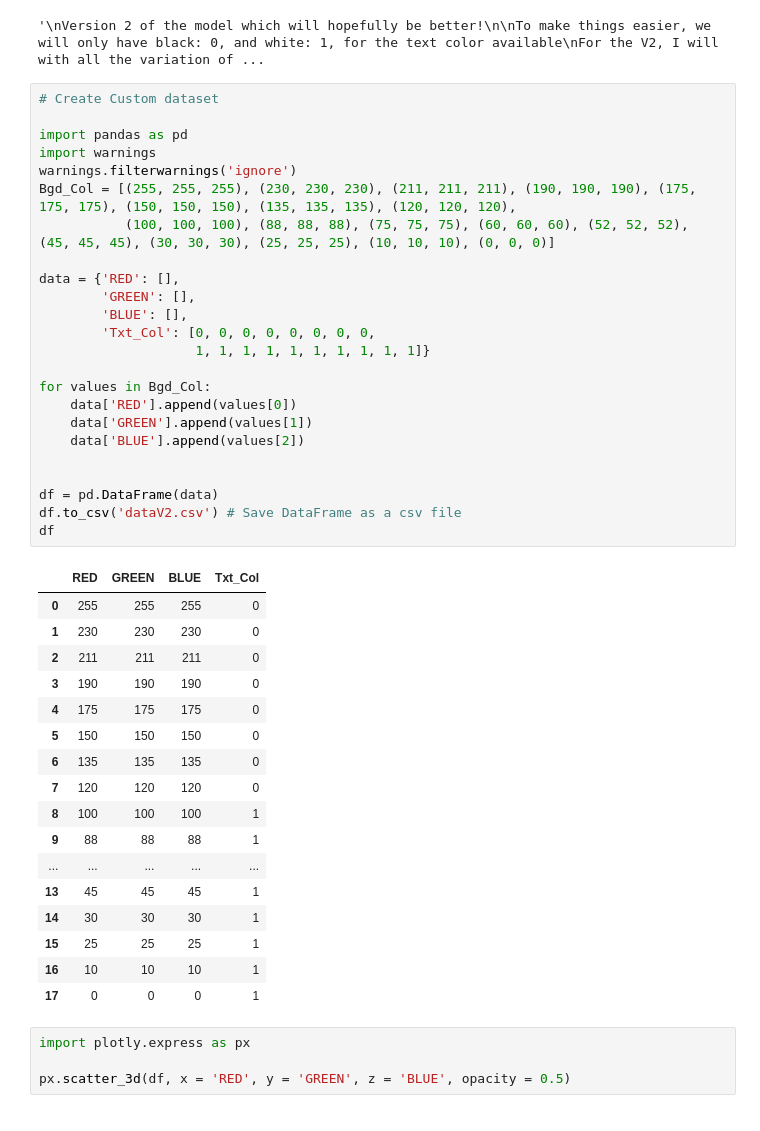
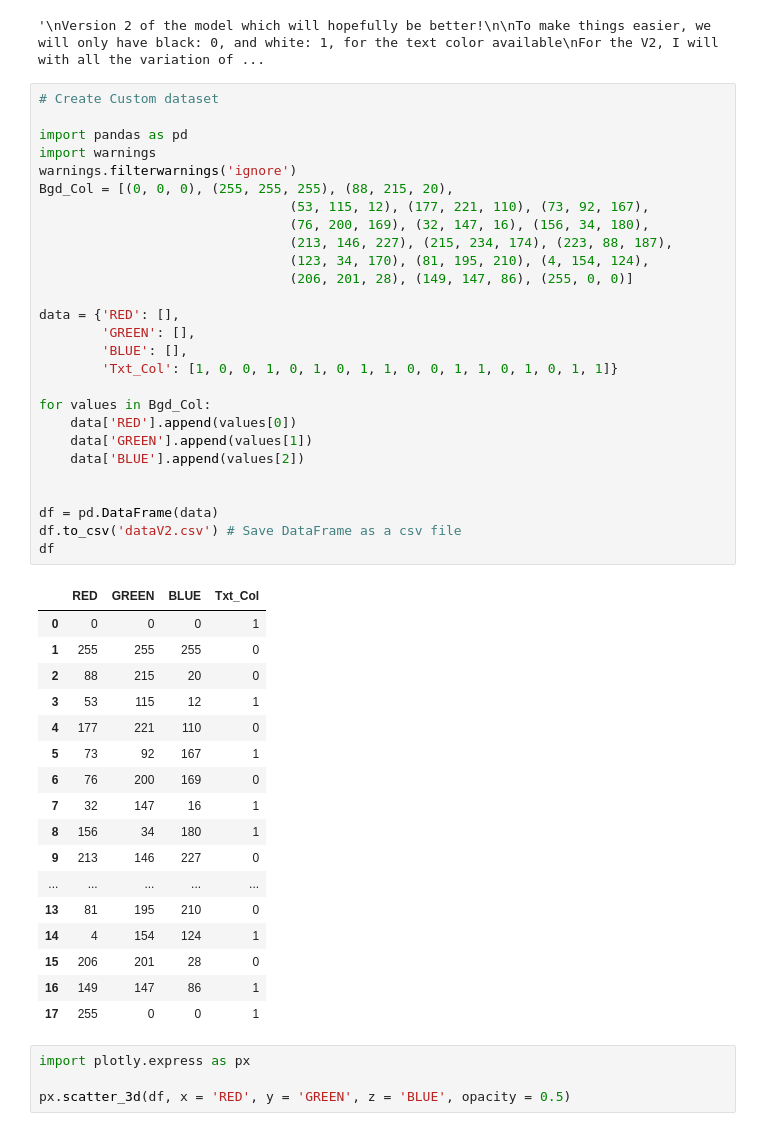
Before and after one commit to yassine128/Text-Color-Adapter, a Jupyter notebook: color-modelv2.ipynb, the cells around one changed output. Cells and saved outputs as stored; diff of their text form.

```diff
--- a/color-modelv2.ipynb
+++ b/color-modelv2.ipynb
@@ -22,45 +22,48 @@ White           |  (0, 0, 0)
 # %%
 # Create Custom dataset
 
 import pandas as pd
 import warnings
 warnings.filterwarnings('ignore')
-Bgd_Col = [(255, 255, 255), (230, 230, 230), (211, 211, 211), (190, 190, 190), (175, 175, 175), (150, 150, 150), (135, 135, 135), (120, 120, 120),
-           (100, 100, 100), (88, 88, 88), (75, 75, 75), (60, 60, 60), (52, 52, 52), (45, 45, 45), (30, 30, 30), (25, 25, 25), (10, 10, 10), (0, 0, 0)]
+Bgd_Col = [(0, 0, 0), (255, 255, 255), (88, 215, 20),
+                                (53, 115, 12), (177, 221, 110), (73, 92, 167),
+                                (76, 200, 169), (32, 147, 16), (156, 34, 180),
+                                (213, 146, 227), (215, 234, 174), (223, 88, 187),
+                                (123, 34, 170), (81, 195, 210), (4, 154, 124),
+                                (206, 201, 28), (149, 147, 86), (255, 0, 0)]
 
 data = {'RED': [],
         'GREEN': [],
         'BLUE': [],
-        'Txt_Col': [0, 0, 0, 0, 0, 0, 0, 0,
-                    1, 1, 1, 1, 1, 1, 1, 1, 1, 1]}
+        'Txt_Col': [1, 0, 0, 1, 0, 1, 0, 1, 1, 0, 0, 1, 1, 0, 1, 0, 1, 1]}
 
 for values in Bgd_Col:
     data['RED'].append(values[0])
     data['GREEN'].append(values[1])
     data['BLUE'].append(values[2])
 
 
 df = pd.DataFrame(data)
 df.to_csv('dataV2.csv') # Save DataFrame as a csv file
 df
 # %% [output]
 |  | RED | GREEN | BLUE | Txt_Col |
-| 0 | 255 | 255 | 255 | 0 |
-| 1 | 230 | 230 | 230 | 0 |
-| 2 | 211 | 211 | 211 | 0 |
-| 3 | 190 | 190 | 190 | 0 |
-| 4 | 175 | 175 | 175 | 0 |
-| 5 | 150 | 150 | 150 | 0 |
-| 6 | 135 | 135 | 135 | 0 |
-| 7 | 120 | 120 | 120 | 0 |
-| 8 | 100 | 100 | 100 | 1 |
-| 9 | 88 | 88 | 88 | 1 |
+| 0 | 0 | 0 | 0 | 1 |
+| 1 | 255 | 255 | 255 | 0 |
+| 2 | 88 | 215 | 20 | 0 |
+| 3 | 53 | 115 | 12 | 1 |
+| 4 | 177 | 221 | 110 | 0 |
+| 5 | 73 | 92 | 167 | 1 |
+| 6 | 76 | 200 | 169 | 0 |
+| 7 | 32 | 147 | 16 | 1 |
+| 8 | 156 | 34 | 180 | 1 |
+| 9 | 213 | 146 | 227 | 0 |
 | ... | ... | ... | ... | ... |
-| 13 | 45 | 45 | 45 | 1 |
-| 14 | 30 | 30 | 30 | 1 |
-| 15 | 25 | 25 | 25 | 1 |
-| 16 | 10 | 10 | 10 | 1 |
-| 17 | 0 | 0 | 0 | 1 |
+| 13 | 81 | 195 | 210 | 0 |
+| 14 | 4 | 154 | 124 | 1 |
+| 15 | 206 | 201 | 28 | 0 |
+| 16 | 149 | 147 | 86 | 1 |
+| 17 | 255 | 0 | 0 | 1 |
 # %%
 import plotly.express as px
 
```
Also changed, not shown: parts of 14 cells of this notebook, 4 other files.
